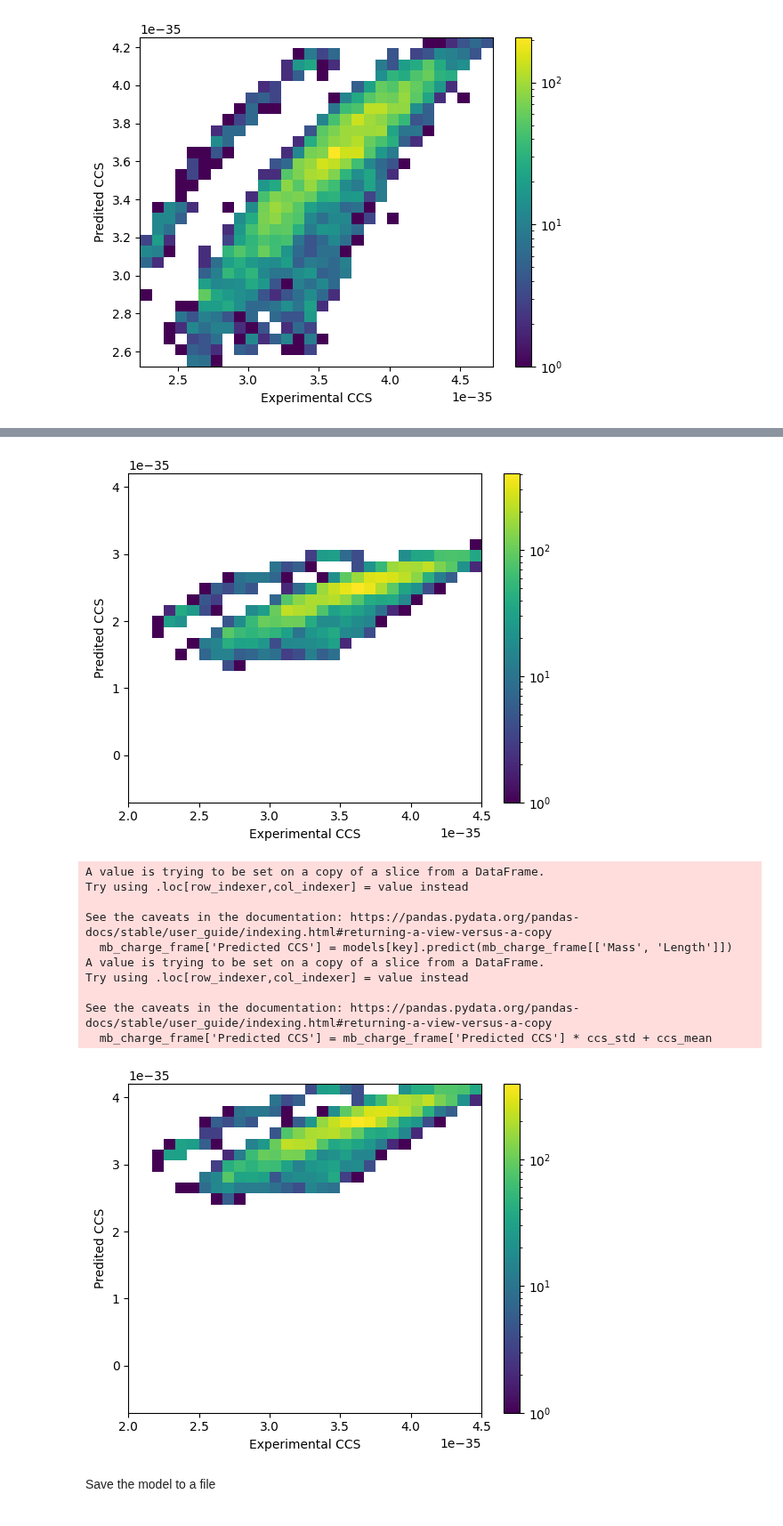
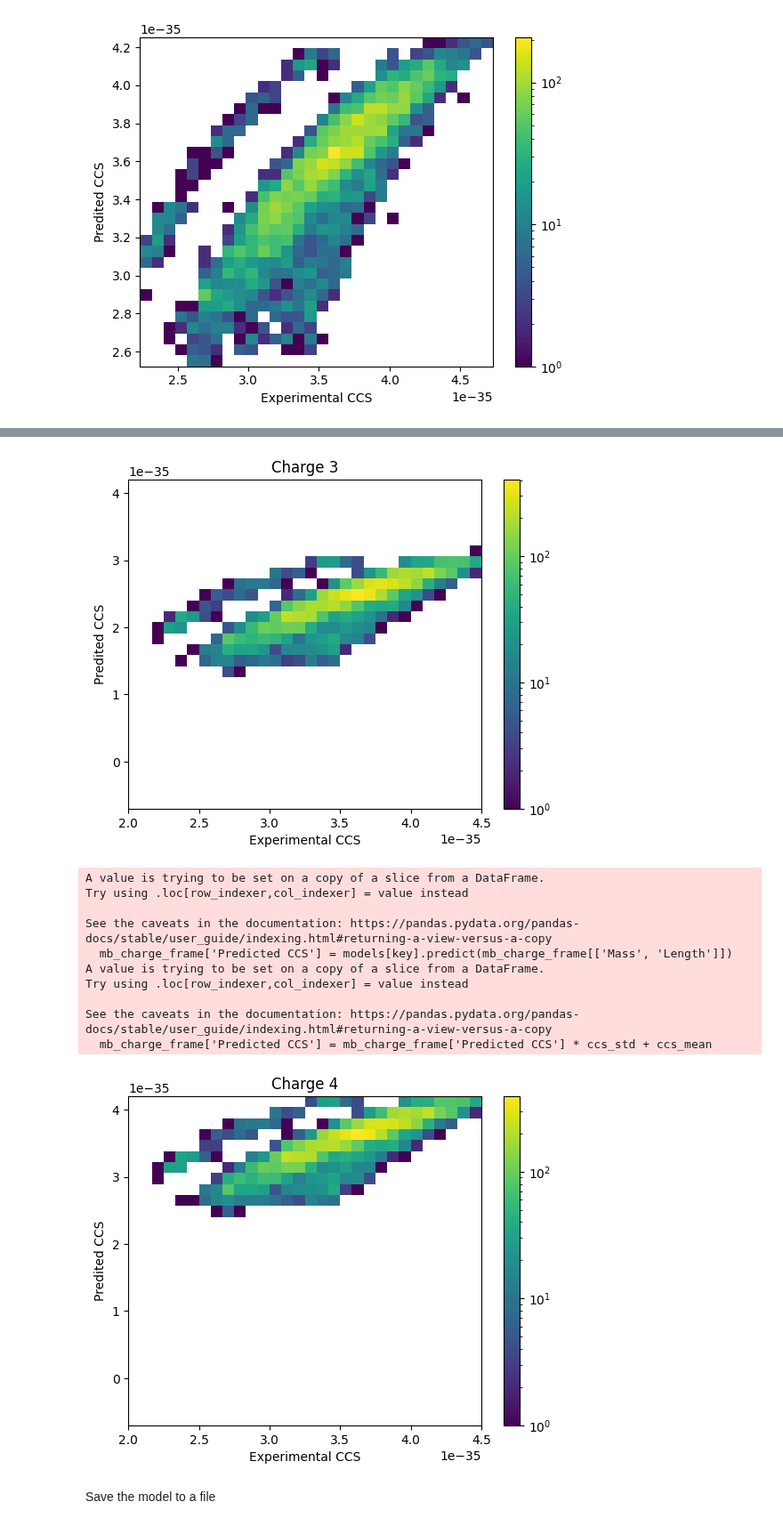
Before and after one commit to IngiumDev/ion-mobility-prediction, a Jupyter notebook: models/lin_reg/lin_reg_0.1_new_grouped.ipynb, the cells around one changed output, grey strips where cells are left out. Shown at 89% size. Cells and saved outputs as stored; diff of their text form; code cells hidden in the pictures.

Commit message:
add title to plot in lin reg grouped new

```diff
--- a/models/lin_reg/lin_reg_0.1_new_grouped.ipynb
+++ b/models/lin_reg/lin_reg_0.1_new_grouped.ipynb
@@ -261,6 +261,7 @@ for key in models:
 
     plt.hist2d(x, y, bins=[30,30], norm=colors.LogNorm(), range=((2*1e-35,4.5*1e-35),(-7*1e-36,4.2*1e-35)))
     plt.colorbar()
+    plt.title(f"Charge {key}")
     plt.xlabel("Experimental CCS")
     plt.ylabel("Predited CCS")
     plt.show()
@@ -290,25 +291,25 @@ See the caveats in the documentation: https://pandas.pydata.org/pandas-docs/stab
 A value is trying to be set on a copy of a slice from a DataFrame.
 Try using .loc[row_indexer,col_indexer] = value instead
 
 See the caveats in the documentation: https://pandas.pydata.org/pandas-docs/stable/user_guide/indexing.html#returning-a-view-versus-a-copy
   mb_charge_frame['Predicted CCS'] = models[key].predict(mb_charge_frame[['Mass', 'Length']])
 A value is trying to be set on a copy of a slice from a DataFrame.
 Try using .loc[row_indexer,col_indexer] = value instead
 
 See the caveats in the documentation: https://pandas.pydata.org/pandas-docs/stable/user_guide/indexing.html#returning-a-view-versus-a-copy
   mb_charge_frame['Predicted CCS'] = mb_charge_frame['Predicted CCS'] * ccs_std + ccs_mean
-[figure, old version]
+[figure, new version]
 A value is trying to be set on a copy of a slice from a DataFrame.
 Try using .loc[row_indexer,col_indexer] = value instead
 
 See the caveats in the documentation: https://pandas.pydata.org/pandas-docs/stable/user_guide/indexing.html#returning-a-view-versus-a-copy
   mb_charge_frame['Predicted CCS'] = models[key].predict(mb_charge_frame[['Mass', 'Length']])
 A value is trying to be set on a copy of a slice from a DataFrame.
 Try using .loc[row_indexer,col_indexer] = value instead
 
 See the caveats in the documentation: https://pandas.pydata.org/pandas-docs/stable/user_guide/indexing.html#returning-a-view-versus-a-copy
   mb_charge_frame['Predicted CCS'] = mb_charge_frame['Predicted CCS'] * ccs_std + ccs_mean
-[figure, old version]
+[figure, new version]
 # %% [markdown]
 Save the model to a file
 # %%
```
Also changed, not shown: parts of 1 cell of this notebook.
